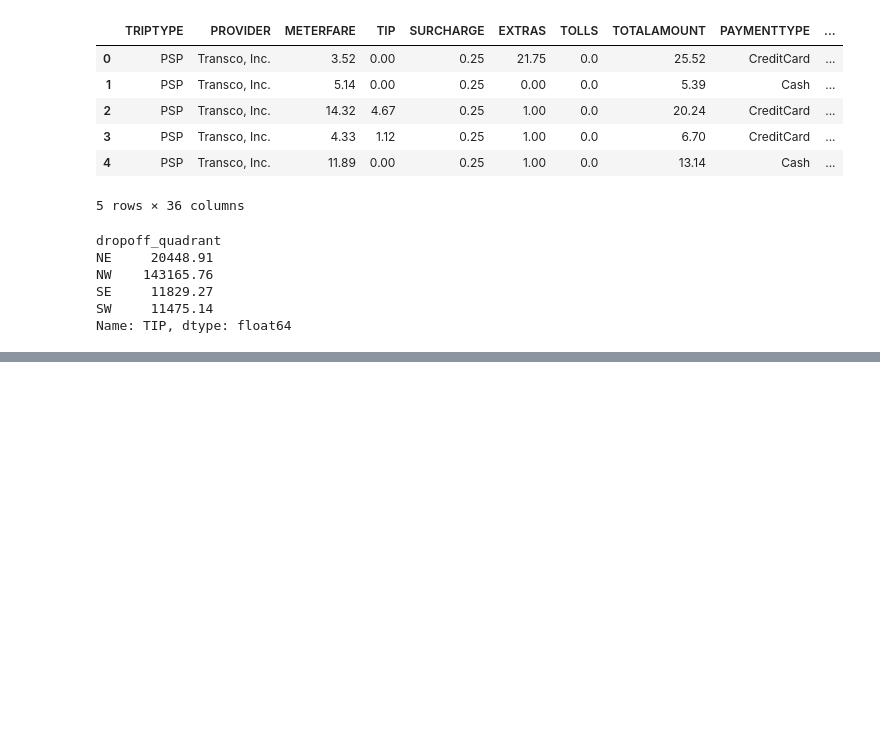
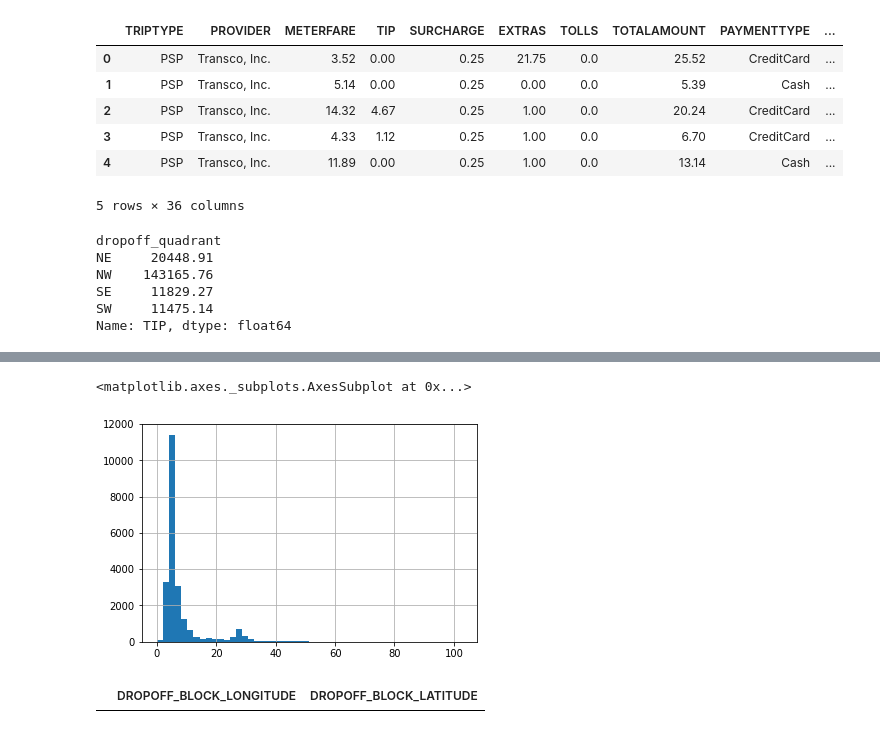
Before and after one commit to keita-dc/FlatironProject4, a Jupyter notebook: DC_taxi_trips.ipynb, the cells around one changed output, grey strips where cells are left out. Saved outputs shown, nothing was run; the diff lists cells and outputs as text; code cells hidden in the pictures; blank space fills up the shorter version.

```diff
--- a/DC_taxi_trips.ipynb
+++ b/DC_taxi_trips.ipynb
@@ -135,0 +275,9 @@ model.summary()
+# %%
+dc_taxi.loc[dc_taxi.AIRPORT].TRIPMILEAGE.hist(bins=50)
+# %% [output]
+<matplotlib.axes._subplots.AxesSubplot at 0x...>
+[figure, added]
+# %%
+dc_taxi.groupby(['DROPOFF_BLOCK_LONGITUDE', 'DROP'])['TOTALAMOUNT'].sum()
+# %% [output]
+|  | DROPOFF_BLOCK_LONGITUDE | DROPOFF_BLOCK_LATITUDE |
```
Also changed, not shown: parts of 12 cells of this notebook.
